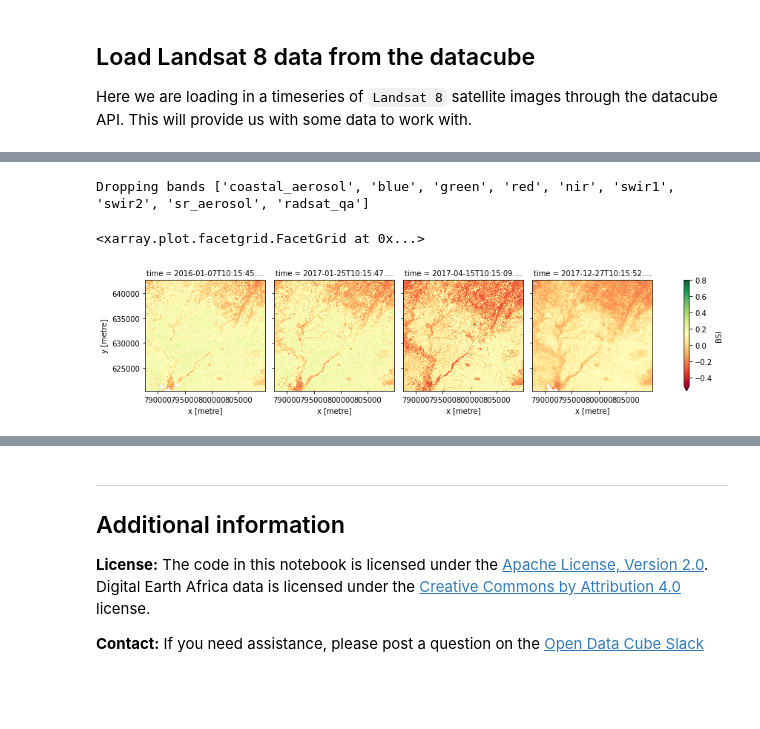
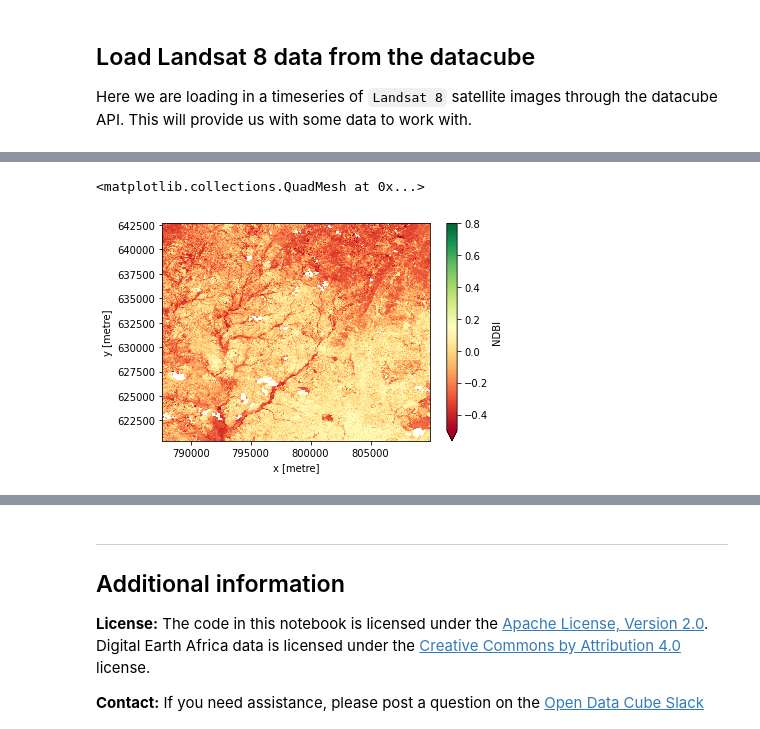
Before and after one commit to digitalearthafrica/deafrica-sandbox-notebooks, a Jupyter notebook: Frequently_used_code/DEA_urbanization.ipynb, the cells around one changed output, grey strips where cells are left out. Saved outputs shown, nothing was run; the diff lists cells and outputs as text; code cells hidden in the pictures; blank space fills up the shorter version.

Commit message:
Improve the code.make use of dask, and geomedian.

```diff
--- a/Frequently_used_code/DEA_urbanization.ipynb
+++ b/Frequently_used_code/DEA_urbanization.ipynb
@@ -98,0 +109,28 @@ rgb(ds, bands=['red', 'green', 'blue'], col="time", col_wrap=4)
+# %%
+sr_max_value = 10000                 # maximum value for SR in the loaded product
+scale, offset = (1/sr_max_value, 0)  # differs per product, aim for 0-1 values in float32
+# %%
+def generate_geomedian(ds_dataset):
+
+    #scale the values using the f_32 util function
+    ds_scaled = to_f32(ds_dataset, scale=scale, offset=offset)
+
+    #generate a geomedian
+    ds_geomedian = xr_geomedian(ds_scaled,
+                         num_threads=1,  # disable internal threading, dask will run several concurrently
+                         eps=1e-7,
+                         nocheck=True)   # disable checks inside library that use too much ram
+    #convert SR scaling values back to original values
+    ds_geomedian = from_float(ds_geomedian,
+                           dtype='float32',
+                           nodata=np.nan,
+                           scale=1/scale,
+                           offset=-offset/scale)
+
+    ds_geomedian = ds_geomedian.compute()
+
+    return ds_geomedian
+# %%
+%%time
+ds_2014_geomedian = generate_geomedian(ds_2014)
+ds_2019_geomedian = generate_geomedian(ds_2019)
@@ -99,12 +148,11 @@ rgb(ds, bands=['red', 'green', 'blue'], col="time", col_wrap=4)
 # %%
 # Calculate NDVI and NDBI using the formula above
-ds = calculate_indices(ds, index=['NDVI', 'NDBI', 'BAEI', 'BSI', 'BUI'], collection = 'c1', drop=True)
+ds_2014_geomedian = calculate_indices(ds_2014_geomedian, index=['NDVI', 'NDBI'], collection = 'c1')
+ds_2019_geomedian = calculate_indices(ds_2019_geomedian, index=['NDVI', 'NDBI'], collection = 'c1')
-# %% [output]
-Dropping bands ['coastal_aerosol', 'blue', 'green', 'red', 'nir', 'swir1', 'swir2', 'sr_aerosol', 'radsat_qa']
 # %%
 # Plot the results for one time step to see what they look like:
 # ds_indices.NDVI.isel(time=0).plot(vmin=-0.50, vmax=0.8, cmap='RdYlGn')
-ds.BSI.plot(col='time', vmin=-0.50, vmax=0.8, cmap='RdYlGn')
+ds_2014_geomedian.NDBI.plot(vmin=-0.50, vmax=0.8, cmap='RdYlGn')
 # %% [output]
-<xarray.plot.facetgrid.FacetGrid at 0x...>
+<matplotlib.collections.QuadMesh at 0x...>
-[figure, old version]
+[figure, new version]
```
Also changed, not shown: parts of 20 cells of this notebook.
